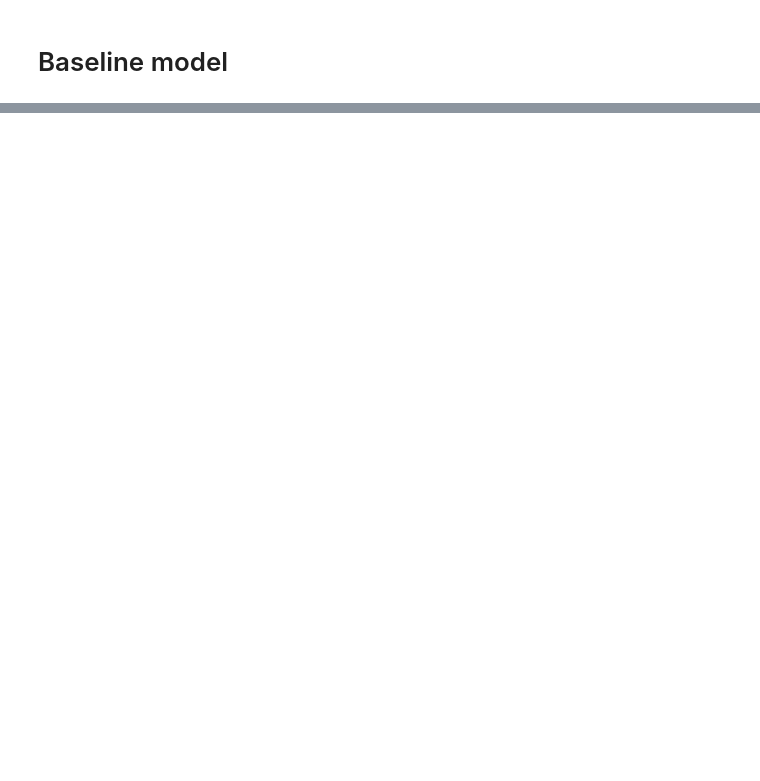
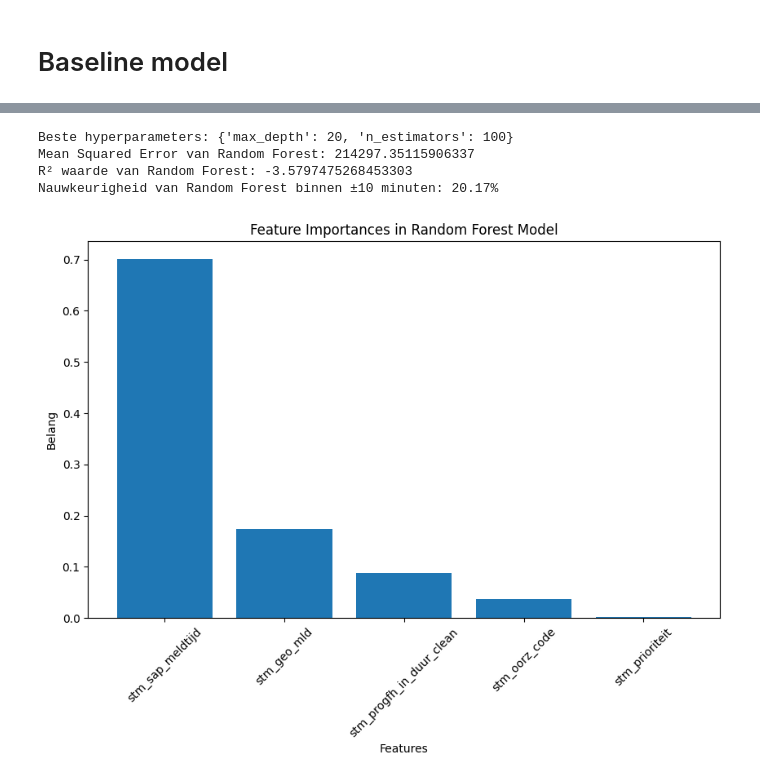
Before and after one commit to JackPieper/DDB2024, a Jupyter notebook: DDB_2024_project.ipynb, the cells around one changed output, grey strips where cells are left out. Drawn from its saved outputs; the diff is of its cells as text; code cells hidden in the pictures; blank space fills up the shorter version.

```diff
--- a/DDB_2024_project.ipynb
+++ b/DDB_2024_project.ipynb
@@ -185,0 +348,57 @@ plt.show()
+# %%
+# Onafhankelijke variabelen (X) en afhankelijke variabele (y)
+X = df[['stm_progfh_in_duur_clean', 'stm_oorz_code', 'stm_geo_mld', 'stm_prioriteit', 'stm_sap_meldtijd']]
+y = df['stm_fh_duur']
+
+# Splitsen van de dataset
+X_train, X_test, y_train, y_test = train_test_split(X, y, test_size=0.2, random_state=42)
+
+# Instellen van de parameters voor Grid Search
+param_grid = {
+    'max_depth': [3, 5, 10, 20],  # Verschillende diepten van de bomen
+    'n_estimators': [100],  # We houden het aantal estimators constant op 100
+}
+
+# Grid Search aanmaken
+grid_search = GridSearchCV(RandomForestRegressor(random_state=42), param_grid, cv=5, scoring='neg_mean_squared_error')
+
+# Train het model met Grid Search
+grid_search.fit(X_train, y_train)
+
+# Beste model en parameters
+best_rf_model = grid_search.best_estimator_
+print(f'Beste hyperparameters: {grid_search.best_params_}')
+
+# Maak voorspellingen op de testset met het beste model
+y_pred_rf = best_rf_model.predict(X_test)
+
+# Bereken de evaluatiestatistieken
+mse_rf = mean_squared_error(y_test, y_pred_rf)
+r2_rf = r2_score(y_test, y_pred_rf)
+
+print(f'Mean Squared Error van Random Forest: {mse_rf}')
+print(f'R² waarde van Random Forest: {r2_rf}')
+
+# Gebruik de functie om de nauwkeurigheid met een specifieke tolerantie te berekenen
+tolerance_minutes = 10  # Stel de tolerantie in minuten in
+accuracy_rf = custom_accuracy(y_test, y_pred_rf, tolerance_minutes)
+print(f'Nauwkeurigheid van Random Forest binnen ±{tolerance_minutes} minuten: {accuracy_rf:.2f}%')
+
+# Belangrijkste kenmerken van het model plotten
+importances = best_rf_model.feature_importances_
+indices = np.argsort(importances)[::-1]
+features = X.columns
+
+plt.figure(figsize=(10, 6))
+plt.title("Feature Importances in Random Forest Model")
+plt.bar(range(X.shape[1]), importances[indices], align="center")
+plt.xticks(range(X.shape[1]), [features[i] for i in indices], rotation=45)
+plt.xlabel("Features")
+plt.ylabel("Belang")
+plt.show()
+# %% [output]
+Beste hyperparameters: {'max_depth': 20, 'n_estimators': 100}
+Mean Squared Error van Random Forest: 214297.35115906337
+R² waarde van Random Forest: -3.5797475268453303
+Nauwkeurigheid van Random Forest binnen ±10 minuten: 20.17%
+[figure, added]
```
Also changed, not shown: parts of 11 cells of this notebook.
